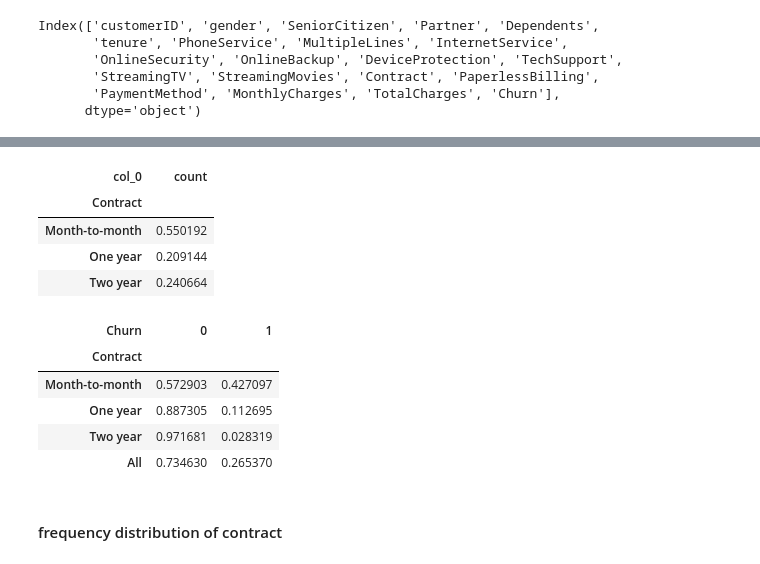
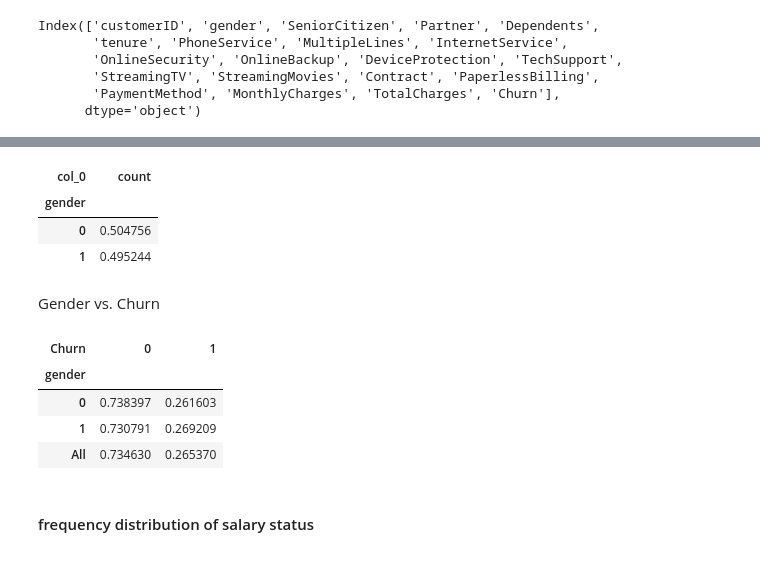
Before and after one commit to putriekales/tugaswgtik, a Jupyter notebook: tugas_wgtik.ipynb, the cells around one changed output, grey strips where cells are left out. Saved outputs shown, nothing was run; the diff lists cells and outputs as text; code cells hidden in the pictures.

```diff
--- a/tugas_wgtik.ipynb
+++ b/tugas_wgtik.ipynb
@@ -166,8 +182,8 @@ Index(['customerID', 'gender', 'SeniorCitizen', 'Partner', 'Dependents',
        'PaymentMethod', 'MonthlyCharges', 'TotalCharges', 'Churn'],
       dtype='object')
 # %%
-# Mengganti nilai "Yes" dan "No" menjadi 1 dan 0
-# df2['Churn'].replace({'Yes': 1, 'No': 0}, inplace=True)
+# Mengganti nilai "Yes" dan "No" menjadi 1 dan 0 pada kolom "Churn" secara langsung pada dataset
+df2['Churn'].replace({'Yes': 1, 'No': 0}, inplace=True)
 
-# Menampilkan 5 baris teratas
-# print(df2.head())
+# Menampilkan 5 baris teratas dari dataset yang sudah diubah
+print(df2.head())
@@ -174,6 +208,5 @@ Index(['customerID', 'gender', 'SeniorCitizen', 'Partner', 'Dependents',
 # %%
-# Mengganti nilai "Female" dan "Male" menjadi 1 dan 0
-#df2['gender'].replace({'Female': 1, 'Male': 0}, inplace=True)
+df2['gender'].replace({'Female': 1, 'Male': 0}, inplace=True)
 
-# Menampilkan 5 baris teratas
-# print(df2.head())
+# Menampilkan 5 baris teratas dari dataset yang sudah diubah
+print(df2.head())
@@ -180,5 +231,5 @@ Index(['customerID', 'gender', 'SeniorCitizen', 'Partner', 'Dependents',
 # %%
-gender = pd.crosstab(index = df2['Contract'],
+gender = pd.crosstab(index = df2['gender'],
                     columns = 'count',
                      normalize=True
                     )
@@ -186,24 +237,24 @@ gender = pd.crosstab(index = df2['Contract'],
 gender
 # %% [output]
 | col_0 | count |
-| Contract |  |
-| Month-to-month | 0.550192 |
-| One year | 0.209144 |
-| Two year | 0.240664 |
+| gender |  |
+| 0 | 0.504756 |
+| 1 | 0.495244 |
+# %% [markdown]
+Gender vs. Churn
 # %%
-contract_churn = pd.crosstab(index= df2['Contract'],
+gender_churn = pd.crosstab(index= df2['gender'],
                             columns = df['Churn'],
                              margins = True,
                              normalize = 'index'
                             )
 
-contract_churn
+gender_churn
 # %% [output]
 | Churn | 0 | 1 |
-| Contract |  |  |
-| Month-to-month | 0.572903 | 0.427097 |
-| One year | 0.887305 | 0.112695 |
-| Two year | 0.971681 | 0.028319 |
+| gender |  |  |
+| 0 | 0.738397 | 0.261603 |
+| 1 | 0.730791 | 0.269209 |
 | All | 0.734630 | 0.265370 |
 # %% [markdown]
-#### frequency distribution of contract
+#### frequency distribution of salary status
```
Also changed, not shown: parts of 26 cells of this notebook.
